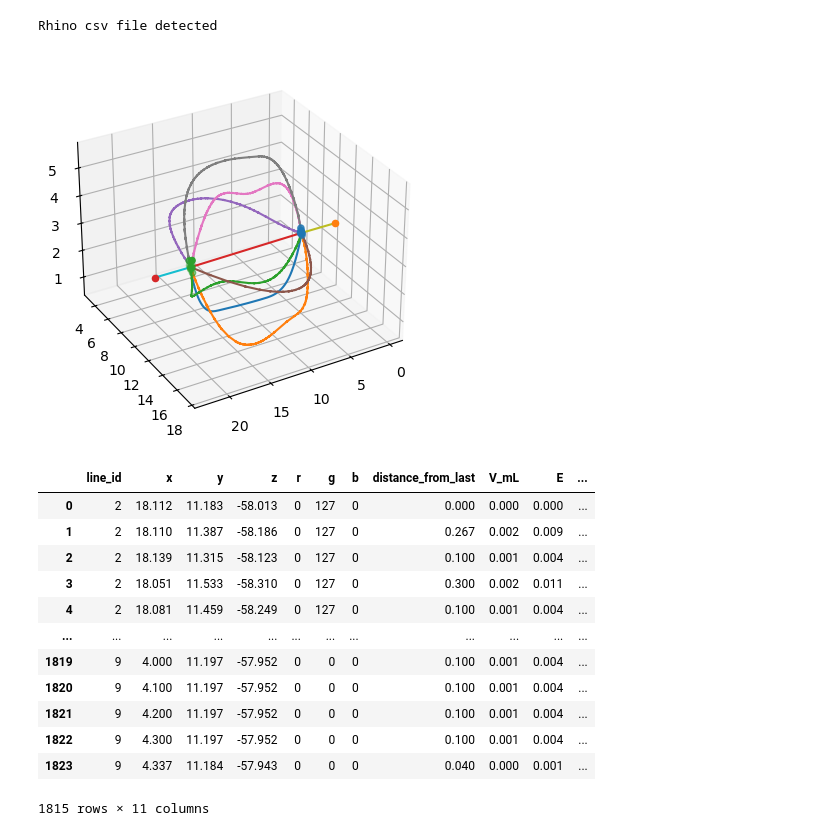
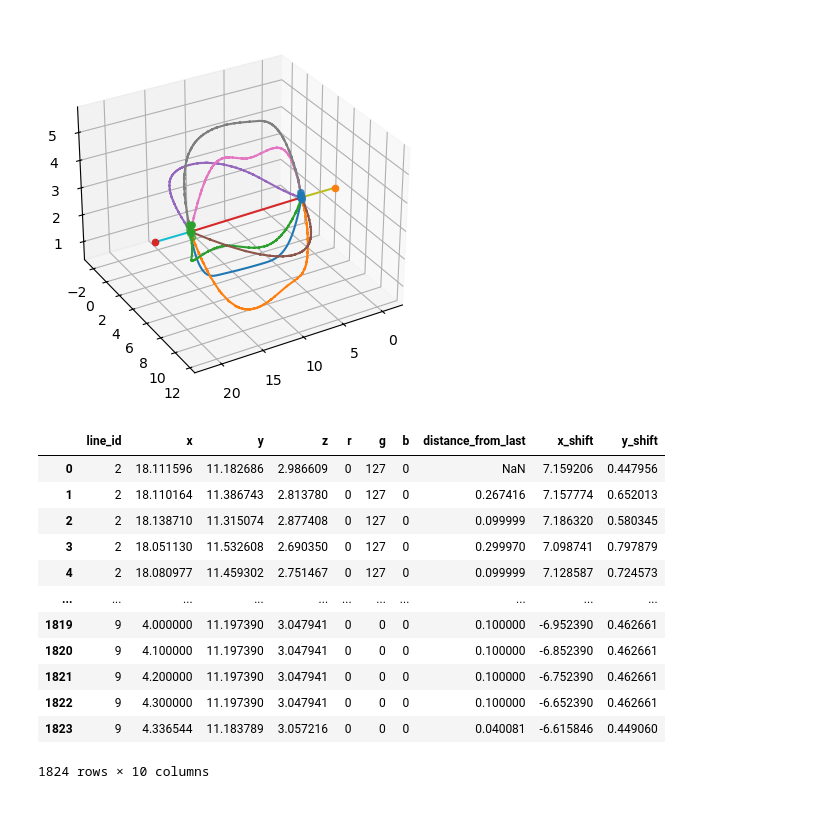
Before and after one commit to joeforth/fractal_slicer, a Jupyter notebook: fractal_slicer_v0-2.ipynb, the cells around one changed output. Cells and saved outputs as stored; diff of their text form; code cells hidden in the pictures; blank space fills up the shorter version.

Commit message:
added CoM shift and some other features

```diff
--- a/fractal_slicer_v0-2.ipynb
+++ b/fractal_slicer_v0-2.ipynb
@@ -1,33 +1,23 @@
 # %%
 from fracprint import processor
 from fracprint import writer
 
-# Parameters to vary
+# File settings
 filedir = './test_files/'       # Directory of the file you're loading
-filename = '3Dblood27.11.txt'
+filename = '3Dblood27.11.txt'   # Name of the file you're loading
+fileout = 'file.gcode'          # Name of the output file
 
-# Settings
-d = 0.1   # Target fibril diameter in mm
-floor = -61           # Lowest point on print
-f_print = 500    # Printhead speed in mm / min
+# Print settings
+d = 0.1                    # Target fibril diameter in mm
+x_offset, y_offset = 0, 0  # Offset of the print from the origin
+bed_temperature = 0       # Bed temperature in degrees C
+floor = -61                # Lowest point on print
+roof = 0                   # Height to retract printhead to at end of print
+f_print = 200              # Printhead speed in mm / min
 
-df, line_order_grouped = processor.shape_prep(filedir, filename)
-
-df_print = writer.gcode_writer(df, line_order_grouped, f_print, d, floor)
-df_print
+# Write to file
+settings = processor.build_settings(filedir, filename, fileout, d, x_offset, y_offset, bed_temperature, floor, roof, f_print)
+df, line_order_grouped = processor.shape_prep(settings)
+df_print = writer.gcode_writer(df, settings, line_order_grouped)
 # %% [output]
-Rhino csv file detected
-[figure, old version]
+[figure, new version]
-|  | line_id | x | y | z | r | g | b | distance_from_last | V_mL | E | ... |
-| 0 | 2 | 18.112 | 11.183 | -58.013 | 0 | 127 | 0 | 0.000 | 0.000 | 0.000 | ... |
-| 1 | 2 | 18.110 | 11.387 | -58.186 | 0 | 127 | 0 | 0.267 | 0.002 | 0.009 | ... |
-| 2 | 2 | 18.139 | 11.315 | -58.123 | 0 | 127 | 0 | 0.100 | 0.001 | 0.004 | ... |
-| 3 | 2 | 18.051 | 11.533 | -58.310 | 0 | 127 | 0 | 0.300 | 0.002 | 0.011 | ... |
-| 4 | 2 | 18.081 | 11.459 | -58.249 | 0 | 127 | 0 | 0.100 | 0.001 | 0.004 | ... |
-| ... | ... | ... | ... | ... | ... | ... | ... | ... | ... | ... | ... |
-| 1819 | 9 | 4.000 | 11.197 | -57.952 | 0 | 0 | 0 | 0.100 | 0.001 | 0.004 | ... |
-| 1820 | 9 | 4.100 | 11.197 | -57.952 | 0 | 0 | 0 | 0.100 | 0.001 | 0.004 | ... |
-| 1821 | 9 | 4.200 | 11.197 | -57.952 | 0 | 0 | 0 | 0.100 | 0.001 | 0.004 | ... |
-| 1822 | 9 | 4.300 | 11.197 | -57.952 | 0 | 0 | 0 | 0.100 | 0.001 | 0.004 | ... |
-| 1823 | 9 | 4.337 | 11.184 | -57.943 | 0 | 0 | 0 | 0.040 | 0.000 | 0.001 | ... |
-1815 rows × 11 columns
@@ -57,0 +24,16 @@ extrusion_on = True   # True = Extrusion on; False = Extrusion off
+# %%
+df
+# %% [output]
+|  | line_id | x | y | z | r | g | b | distance_from_last | x_shift | y_shift |
+| 0 | 2 | 18.111596 | 11.182686 | 2.986609 | 0 | 127 | 0 | NaN | 7.159206 | 0.447956 |
+| 1 | 2 | 18.110164 | 11.386743 | 2.813780 | 0 | 127 | 0 | 0.267416 | 7.157774 | 0.652013 |
+| 2 | 2 | 18.138710 | 11.315074 | 2.877408 | 0 | 127 | 0 | 0.099999 | 7.186320 | 0.580345 |
+| 3 | 2 | 18.051130 | 11.532608 | 2.690350 | 0 | 127 | 0 | 0.299970 | 7.098741 | 0.797879 |
+| 4 | 2 | 18.080977 | 11.459302 | 2.751467 | 0 | 127 | 0 | 0.099999 | 7.128587 | 0.724573 |
+| ... | ... | ... | ... | ... | ... | ... | ... | ... | ... | ... |
+| 1819 | 9 | 4.000000 | 11.197390 | 3.047941 | 0 | 0 | 0 | 0.100000 | -6.952390 | 0.462661 |
+| 1820 | 9 | 4.100000 | 11.197390 | 3.047941 | 0 | 0 | 0 | 0.100000 | -6.852390 | 0.462661 |
+| 1821 | 9 | 4.200000 | 11.197390 | 3.047941 | 0 | 0 | 0 | 0.100000 | -6.752390 | 0.462661 |
+| 1822 | 9 | 4.300000 | 11.197390 | 3.047941 | 0 | 0 | 0 | 0.100000 | -6.652390 | 0.462661 |
+| 1823 | 9 | 4.336544 | 11.183789 | 3.057216 | 0 | 0 | 0 | 0.040081 | -6.615846 | 0.449060 |
+1824 rows × 10 columns
```
Also changed, not shown: parts of 1 cell of this notebook, 5 other files.
